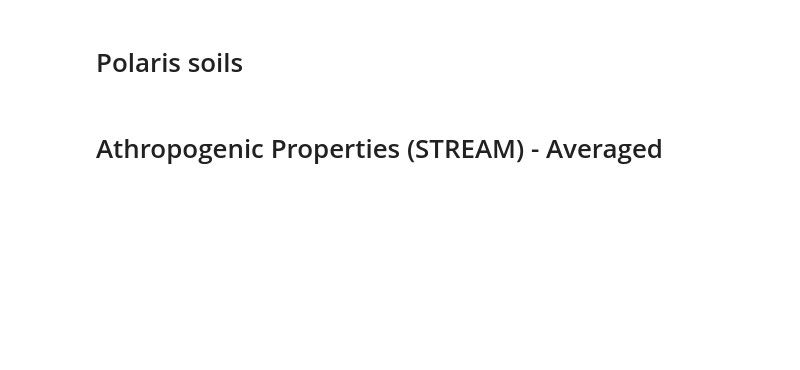
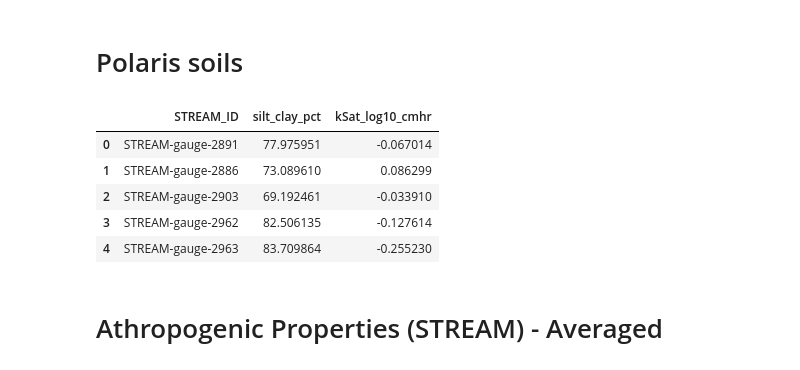
Before and after one commit to danykakbyrnes/STREAM_seasonality, a Jupyter notebook: data_compiling.ipynb, the cells around one changed output. Saved outputs shown, nothing was run; the diff lists cells and outputs as text; code cells hidden in the pictures; blank space fills up the shorter version.

```diff
--- a/data_compiling.ipynb
+++ b/data_compiling.ipynb
@@ -309,18 +329,30 @@ combined_cons = data.drop(['cons_no_till_pct', 'cons_conven_till_pct'], axis=1)
 # %%
 # C:\Users\danyk\Work\11_STREAM_seasonality\INPUT\00_additional_data\polaris_soils
 ksat_soils = pd.read_csv(INPUT_filepath+'00_additional_data/polaris_soils/MRB_POLARIS_30_watershed_ksat_weighted.csv')
 clay_soils = pd.read_csv(INPUT_filepath+'00_additional_data/polaris_soils/MRB_POLARIS_30_watershed_clay_weighted.csv')
 silt_soils = pd.read_csv(INPUT_filepath+'00_additional_data/polaris_soils/MRB_POLARIS_30_watershed_silt_weighted.csv')
 #sand_soils = pd.read_csv(INPUT_filepath+'00_additional_data/polaris_soils/MRB_POLARIS_30_watershed_sand_weighted.csv')
 #om_soils = pd.read_csv(INPUT_filepath+'00_additional_data/polaris_soils/MRB_POLARIS_30_watershed_om_weighted.csv')
 
-clay_soils['
+# Removing Platte River
+ksat_soils = ksat_soils[ksat_soils['STREAM_ID'] != 'STREAM-gauge-692']
+clay_soils = clay_soils[clay_soils['STREAM_ID'] != 'STREAM-gauge-692']
+silt_soils = silt_soils[silt_soils['STREAM_ID'] != 'STREAM-gauge-692']
 
-soil_df = pd.merge(ksat_soils, clay_soils)
-soil_df = soil_df.merge(silt_soils)
-soil_df = soil_df.merge(sand_soils)
-soil_df = soil_df.merge(om_soils)
-soil_df.shape
+# Merging silt + clays (low drainage)
+silt_clay_soils = clay_soils.copy()
+silt_clay_soils.drop(columns='clay_pct', inplace=True)
+silt_clay_soils['silt_clay_pct'] = clay_soils['clay_pct'] + silt_soils['silt_pct']
+
+soil_df = pd.merge(silt_clay_soils, ksat_soils)
+soil_df.head()
+# %% [output]
+|  | STREAM_ID | silt_clay_pct | kSat_log10_cmhr |
+| 0 | STREAM-gauge-2891 | 77.975951 | -0.067014 |
+| 1 | STREAM-gauge-2886 | 73.089610 | 0.086299 |
+| 2 | STREAM-gauge-2903 | 69.192461 | -0.033910 |
+| 3 | STREAM-gauge-2962 | 82.506135 | -0.127614 |
+| 4 | STREAM-gauge-2963 | 83.709864 | -0.255230 |
 # %% [markdown]
 # Athropogenic Properties (STREAM) - Averaged
 # %%
```
Also changed, not shown: parts of 5 cells of this notebook, 1 other file.
